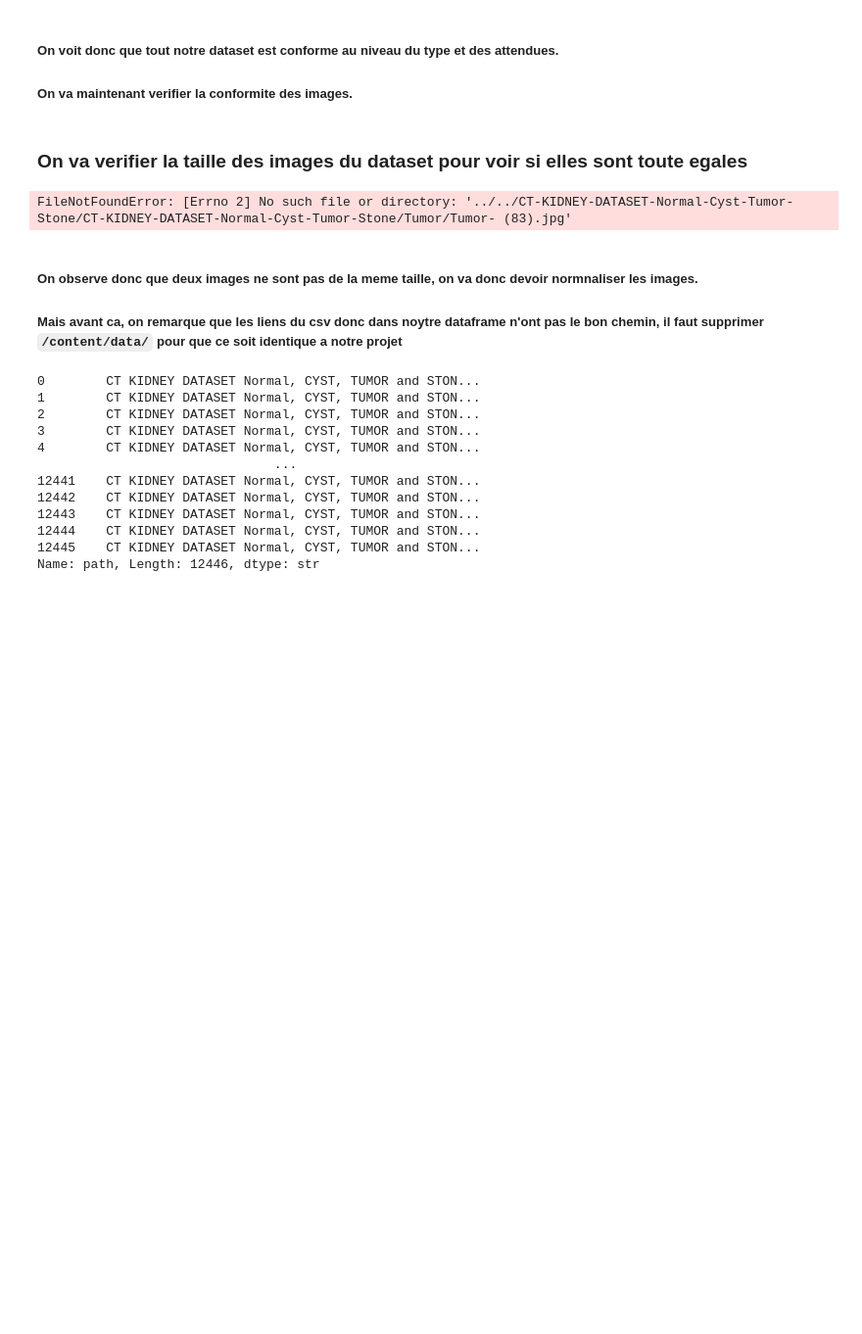
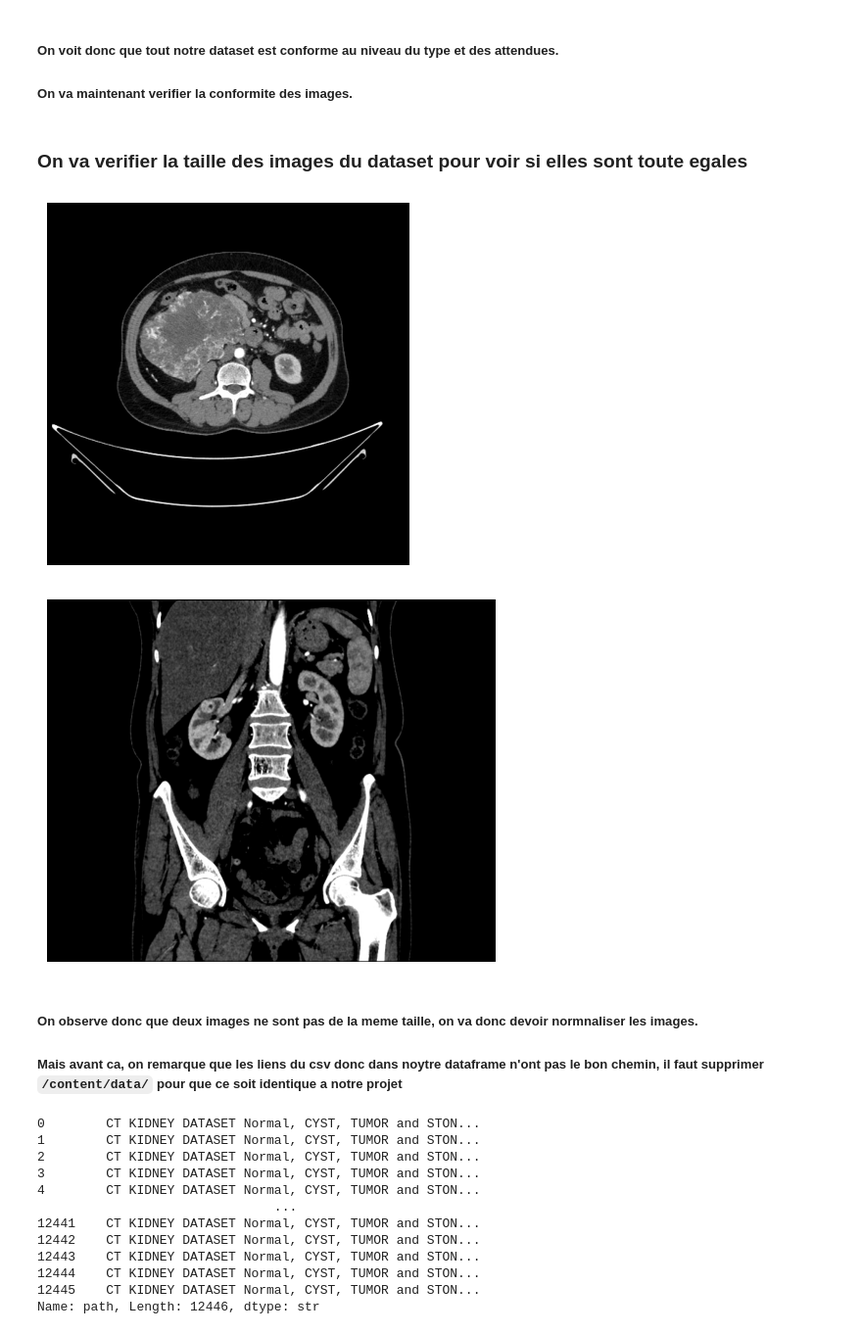
Before and after one commit to gabinHnr/IA---Imagerie-medicale-IRM, a Jupyter notebook: Supervised Learning/PreProcessing/PosteAnalayse.ipynb, the cells around one changed output. Shown at 98% size. Cells and saved outputs as stored; diff of their text form; code cells hidden in the pictures; blank space fills up the shorter version.

```diff
--- a/Supervised Learning/PreProcessing/PosteAnalayse.ipynb
+++ b/Supervised Learning/PreProcessing/PosteAnalayse.ipynb
@@ -67,21 +67,22 @@ Presence de valeur NaN dans le dataset: False
 # %% [markdown]
 ### On va verifier la taille des images du dataset pour voir si elles sont toute egales
 # %%
-chemin_image = '../../CT-KIDNEY-DATASET-Normal-Cyst-Tumor-Stone/CT-KIDNEY-DATASET-Normal-Cyst-Tumor-Stone/Tumor/Tumor- (83).jpg'
+chemin_image = '../../CT-KIDNEY-DATASET-Normal-Cyst-Tumor-Stone/Tumor/Tumor- (83).jpg'
 image = plt.imread(chemin_image)
 plt.imshow(image)
 plt.axis('off')
 plt.show()
 
 
-chemin_image = '../../CT-KIDNEY-DATASET-Normal-Cyst-Tumor-Stone/CT-KIDNEY-DATASET-Normal-Cyst-Tumor-Stone/Tumor/Tumor- (2281).jpg'
+chemin_image = '../../CT-KIDNEY-DATASET-Normal-Cyst-Tumor-Stone/Tumor/Tumor- (2281).jpg'
 image = plt.imread(chemin_image)
 
 plt.imshow(image)
 plt.axis('off')
 plt.show()
 # %% [output]
-FileNotFoundError: [Errno 2] No such file or directory: '../../CT-KIDNEY-DATASET-Normal-Cyst-Tumor-Stone/CT-KIDNEY-DATASET-Normal-Cyst-Tumor-Stone/Tumor/Tumor- (83).jpg'
+[figure, added]
+[figure, added]
 # %% [markdown]
 ##### On observe donc que deux images ne sont pas de la meme taille, on va donc devoir normnaliser les images.
 ##### Mais avant ca, on remarque que les liens du csv donc dans noytre dataframe n'ont pas le bon chemin, il faut supprimer `/content/data/` pour que ce soit identique a notre projet
```
Also changed, not shown: 1 other file.
